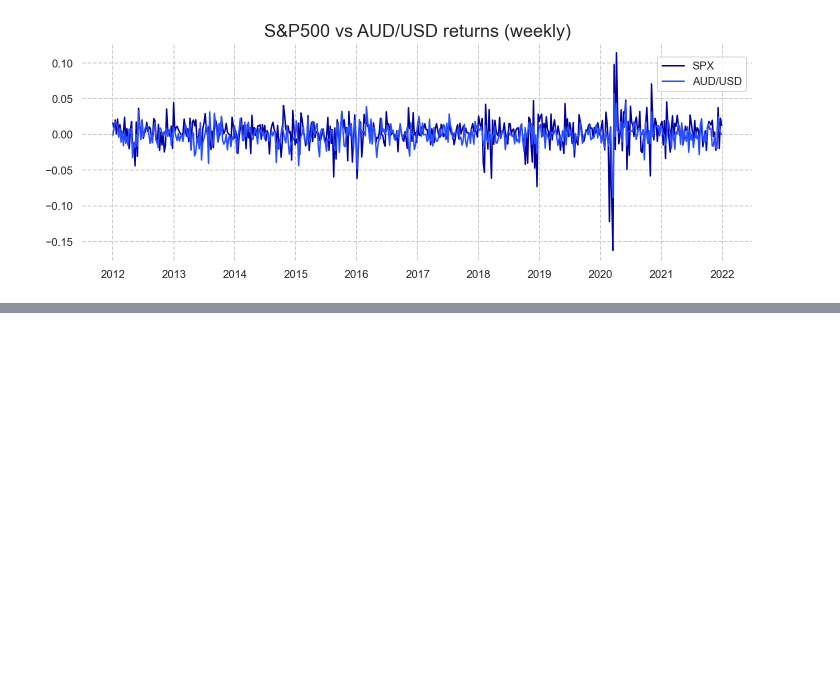
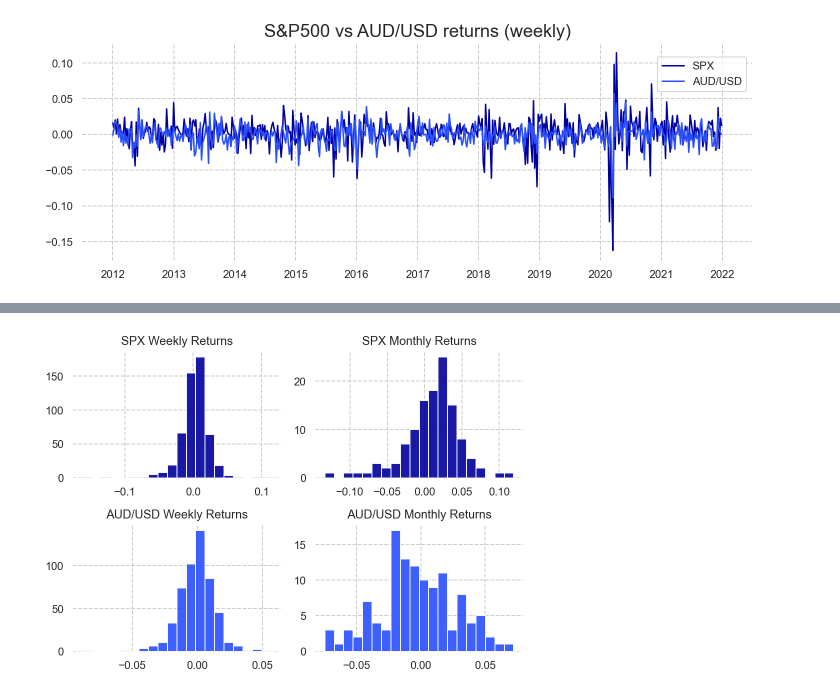
Before and after one commit to Sinbad-The-Sailor/Financial-Mathematics-Notebooks, a Jupyter notebook: volatility_modelling.ipynb, the cells around one changed output, grey strips where cells are left out. Cells and saved outputs as stored; diff of their text form; code cells hidden in the pictures; blank space fills up the shorter version.

Commit message:
Added descriptive statistics, histogram and qq-plots.

```diff
--- a/volatility_modelling.ipynb
+++ b/volatility_modelling.ipynb
@@ -90,0 +194,27 @@ aud_weekly_kurt = aud_weekly_returns.kurtosis()
+# %%
+fig, axs = plt.subplots(2, 2)
+colors = plt.rcParams['axes.prop_cycle'].by_key()['color']
+bins = 20
+alpha = 0.9
+
+axs[0, 0].hist(spx_weekly_returns, alpha=alpha, bins=bins)
+axs[0, 0].set_title('SPX Weekly Returns')
+axs[0, 0].set_frame_on(False)
+
+axs[0, 1].hist(spx_monthly_returns, alpha=alpha, bins=bins)
+axs[0, 1].set_title('SPX Monthly Returns')
+axs[0, 1].set_frame_on(False)
+
+axs[1, 0].hist(aud_weekly_returns, color=colors[1], alpha=alpha, bins=bins)
+axs[1, 0].set_title('AUD/USD Weekly Returns')
+axs[1, 0].set_frame_on(False)
+
+axs[1, 1].hist(aud_monthly_returns, color=colors[1], alpha=alpha, bins=bins)
+axs[1, 1].set_title('AUD/USD Monthly Returns')
+axs[1, 1].set_frame_on(False)
+
+fig.set_size_inches(7, 5)
+plt.tight_layout()
+plt.show()
+# %% [output]
+[figure, added]
```
Also changed, not shown: parts of 13 cells of this notebook.
